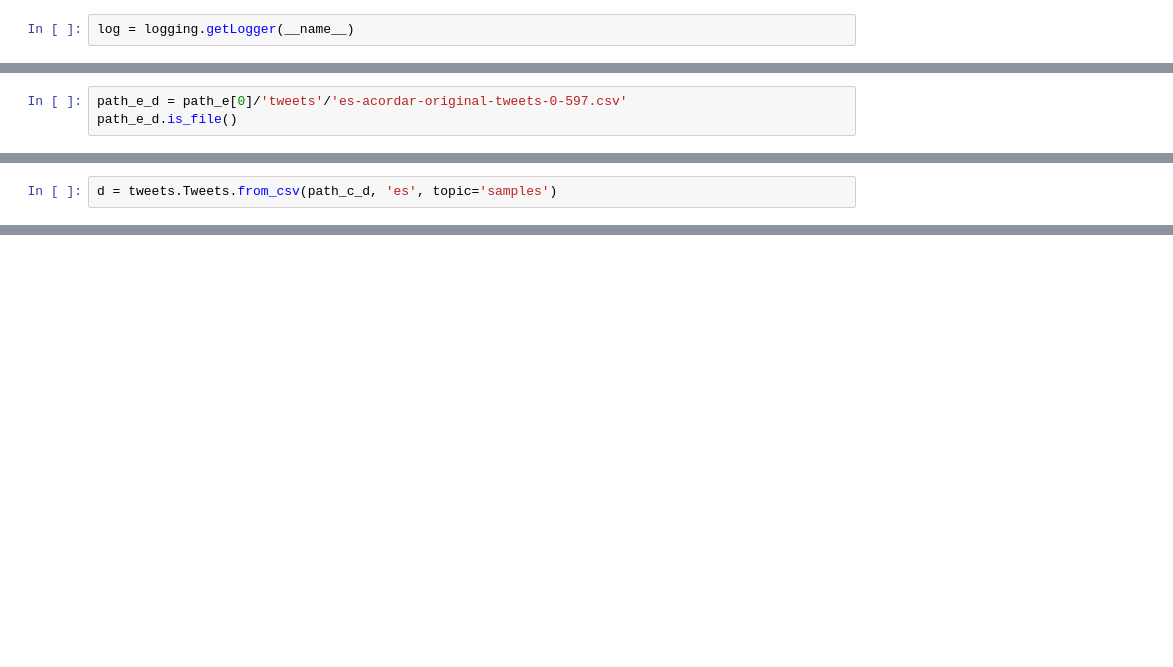
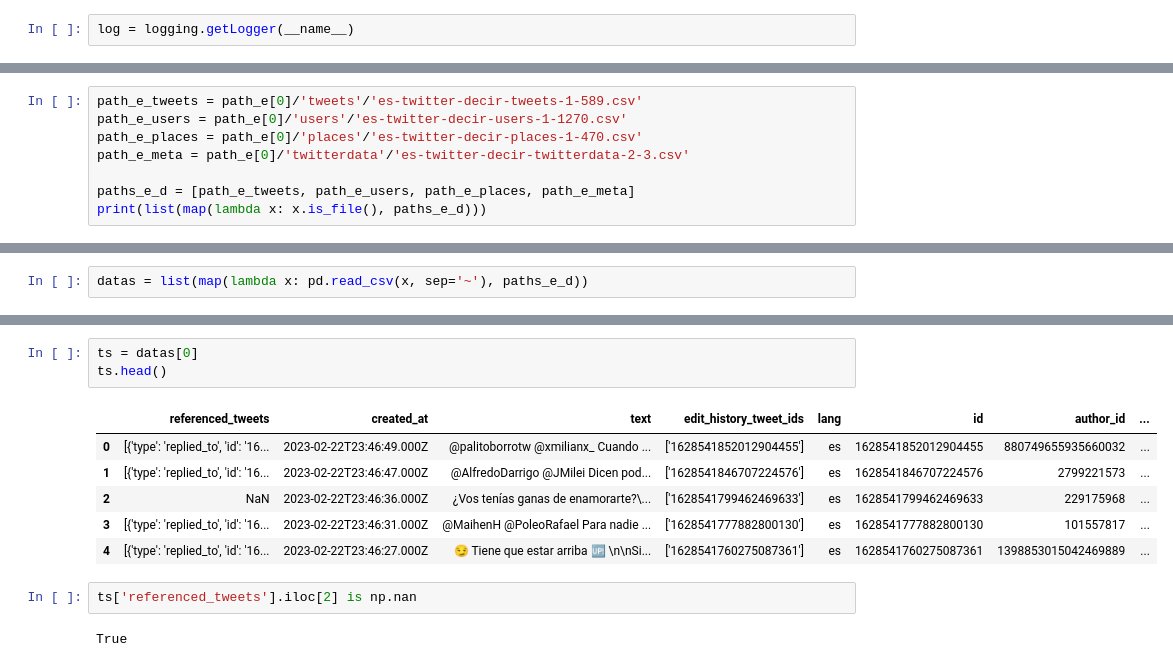
Before and after one commit to ruskirin/ling-twitter-analysis, a Jupyter notebook: src/analysis/test-psql.ipynb, the cells around one changed output, grey strips where cells are left out. Cells and saved outputs as stored; diff of their text form; blank space fills up the shorter version.

```diff
--- a/src/analysis/test-psql.ipynb
+++ b/src/analysis/test-psql.ipynb
@@ -45,4 +48,9 @@ path_c
 # %%
-path_e_d = path_e[0]/'tweets'/'es-acordar-original-tweets-0-597.csv'
-path_e_d.is_file()
+path_e_tweets = path_e[0]/'tweets'/'es-twitter-decir-tweets-1-589.csv'
+path_e_users = path_e[0]/'users'/'es-twitter-decir-users-1-1270.csv'
+path_e_places = path_e[0]/'places'/'es-twitter-decir-places-1-470.csv'
+path_e_meta = path_e[0]/'twitterdata'/'es-twitter-decir-twitterdata-2-3.csv'
+
+paths_e_d = [path_e_tweets, path_e_users, path_e_places, path_e_meta]
+print(list(map(lambda x: x.is_file(), paths_e_d)))
 # %% [output]
@@ -55,2 +58,2 @@ True
 # %%
-d = tweets.Tweets.from_csv(path_c_d, 'es', topic='samples')
+datas = list(map(lambda x: pd.read_csv(x, sep='~'), paths_e_d))
@@ -63,0 +105,14 @@ AttributeError: Can only use .dt accessor with datetimelike values
+# %%
+ts = datas[0]
+ts.head()
+# %% [output]
+|  | referenced_tweets | created_at | text | edit_history_tweet_ids | lang | id | author_id | ... |
+| 0 | [{'type': 'replied_to', 'id': '16... | 2023-02-22T23:46:49.000Z | @palitoborrotw @xmilianx_ Cuando ... | ['1628541852012904455'] | es | 1628541852012904455 | 880749655935660032 | ... |
+| 1 | [{'type': 'replied_to', 'id': '16... | 2023-02-22T23:46:47.000Z | @AlfredoDarrigo @JMilei Dicen pod... | ['1628541846707224576'] | es | 1628541846707224576 | 2799221573 | ... |
+| 2 | NaN | 2023-02-22T23:46:36.000Z | ¿Vos tenías ganas de enamorarte?\... | ['1628541799462469633'] | es | 1628541799462469633 | 229175968 | ... |
+| 3 | [{'type': 'replied_to', 'id': '16... | 2023-02-22T23:46:31.000Z | @MaihenH @PoleoRafael Para nadie ... | ['1628541777882800130'] | es | 1628541777882800130 | 101557817 | ... |
+| 4 | [{'type': 'replied_to', 'id': '16... | 2023-02-22T23:46:27.000Z | 😏 Tiene que estar arriba 🆙 \n\nSi... | ['1628541760275087361'] | es | 1628541760275087361 | 1398853015042469889 | ... |
+# %%
+ts['referenced_tweets'].iloc[2] is np.nan
+# %% [output]
+True
```
Also changed, not shown: parts of 22 cells of this notebook, 26 other files.
